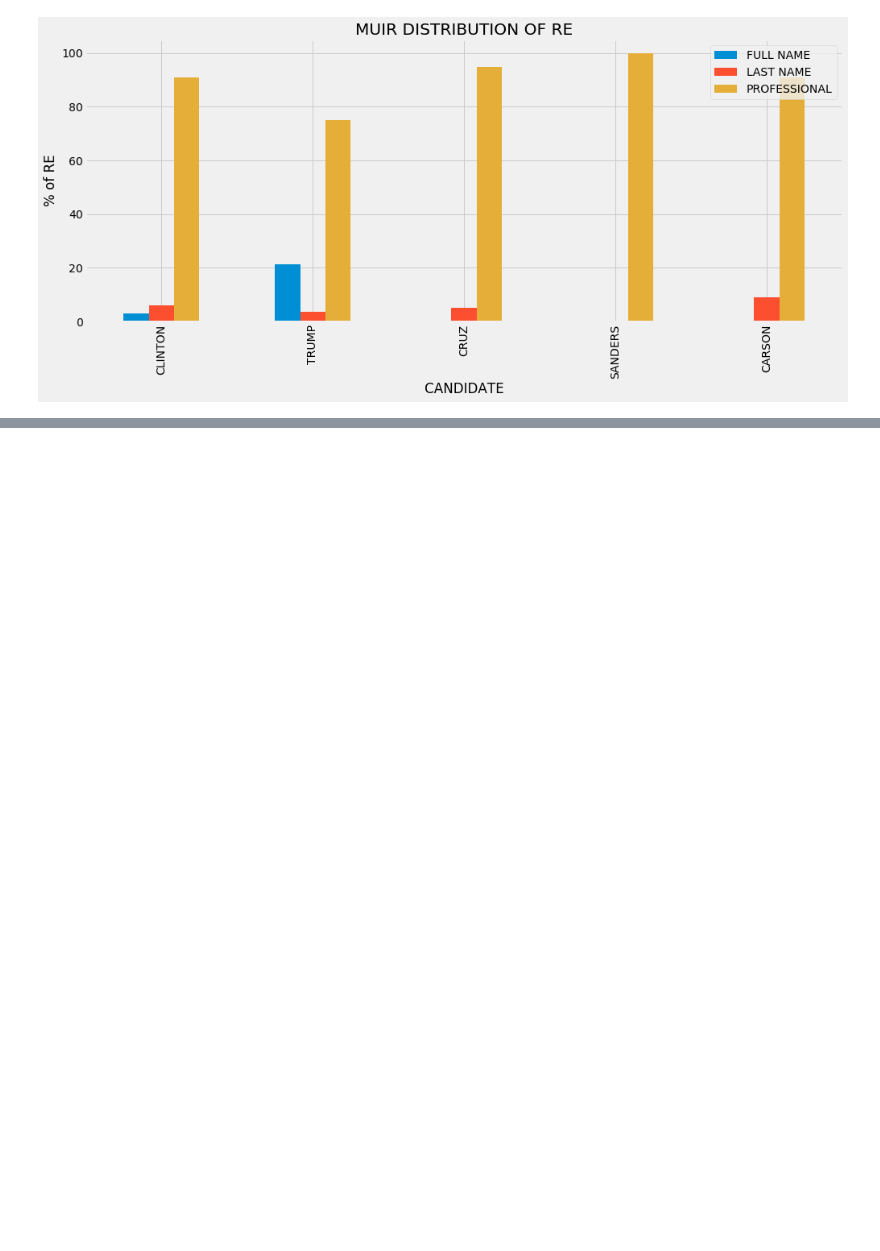
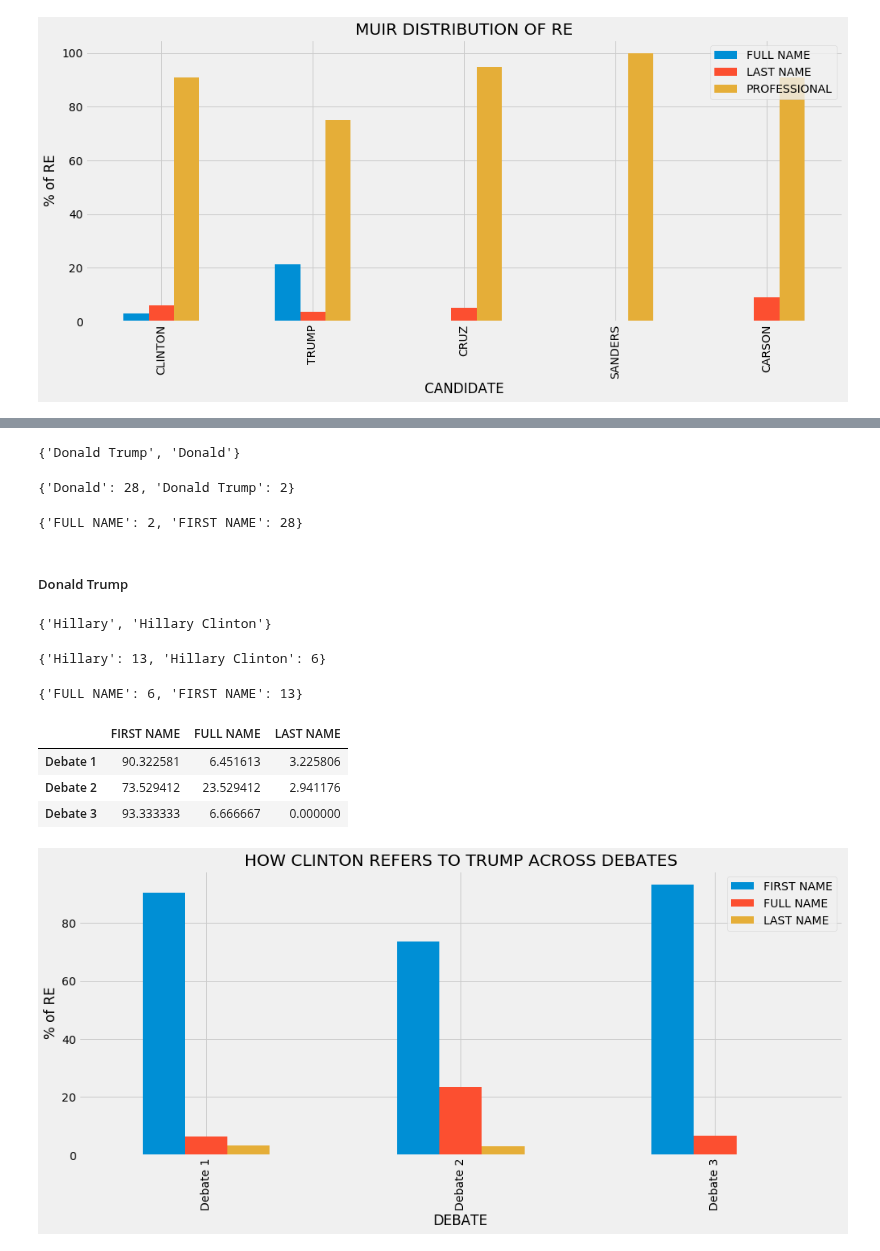
Before and after one commit to Data-Science-for-Linguists/2016-Debates-and-Referring-Expressions, a Jupyter notebook: analysis.ipynb, the cells around one changed output, grey strips where cells are left out. Saved outputs shown, nothing was run; the diff lists cells and outputs as text; code cells hidden in the pictures; blank space fills up the shorter version.

Commit message:
moderators and across general debates

```diff
--- a/analysis.ipynb
+++ b/analysis.ipynb
@@ -1576,0 +1662,17 @@ plt.show()
+# %%
+clinton_trump_3 = get_RE_for_label(clinton_3['Tree'], 'Donald Trump')
+set(clinton_trump_3)
+# %% [output]
+{'Donald Trump', 'Donald'}
+# %%
+clinton_trump_freq3 = {re: clinton_trump_3.count(re) for re in clinton_trump_3}
+clinton_trump_freq3
+# %% [output]
+{'Donald': 28, 'Donald Trump': 2}
+# %%
+clinton_trump_REtype3 = get_re_type_freq(trump_re_maps, clinton_trump_freq3)
+clinton_trump_REtype3
+# %% [output]
+{'FULL NAME': 2, 'FIRST NAME': 28}
+# %% [markdown]
+##### Donald Trump
@@ -1576,0 +1681,41 @@ plt.show()
+# %%
+trump_clinton_3 = get_RE_for_label(trump_3['Tree'], 'Hillary Clinton')
+set(trump_clinton_3)
+# %% [output]
+{'Hillary', 'Hillary Clinton'}
+# %%
+trump_clinton_freq3 = {re: trump_clinton_3.count(re) for re in trump_clinton_3}
+trump_clinton_freq3
+# %% [output]
+{'Hillary': 13, 'Hillary Clinton': 6}
+# %%
+trump_clinton_REtype3 = get_re_type_freq(clinton_re_maps, trump_clinton_freq3)
+trump_clinton_REtype3
+# %% [output]
+{'FULL NAME': 6, 'FIRST NAME': 13}
+# %%
+clinton_debates = pd.DataFrame([clinton_trump_REtype1, clinton_trump_REtype2, clinton_trump_REtype3], index = ["Debate 1", "Debate 2", "Debate 3"])
+clinton_debates.fillna(0, inplace=True)
+
+clinton_debates['TOTAL']=clinton_debates.sum(axis=1)
+
+#Get the percentage of each type of RE for each candidate.
+clinton_debates['FULL NAME'] = clinton_debates['FULL NAME']/clinton_debates['TOTAL']*100
+clinton_debates['FIRST NAME'] = clinton_debates['FIRST NAME']/clinton_debates['TOTAL']*100
+clinton_debates['LAST NAME'] = clinton_debates['LAST NAME']/clinton_debates['TOTAL']*100
+
+del clinton_debates['TOTAL']
+clinton_debates.head()
+# %% [output]
+|  | FIRST NAME | FULL NAME | LAST NAME |
+| Debate 1 | 90.322581 | 6.451613 | 3.225806 |
+| Debate 2 | 73.529412 | 23.529412 | 2.941176 |
+| Debate 3 | 93.333333 | 6.666667 | 0.000000 |
+# %%
+clinton_debates.plot(kind='bar', figsize=(15,6))
+plt.xlabel('DEBATE')
+plt.ylabel('% of RE')
+plt.title('HOW CLINTON REFERS TO TRUMP ACROSS DEBATES')
+plt.show()
+# %% [output]
+[figure, added]
```
Also changed, not shown: parts of 26 cells of this notebook.
